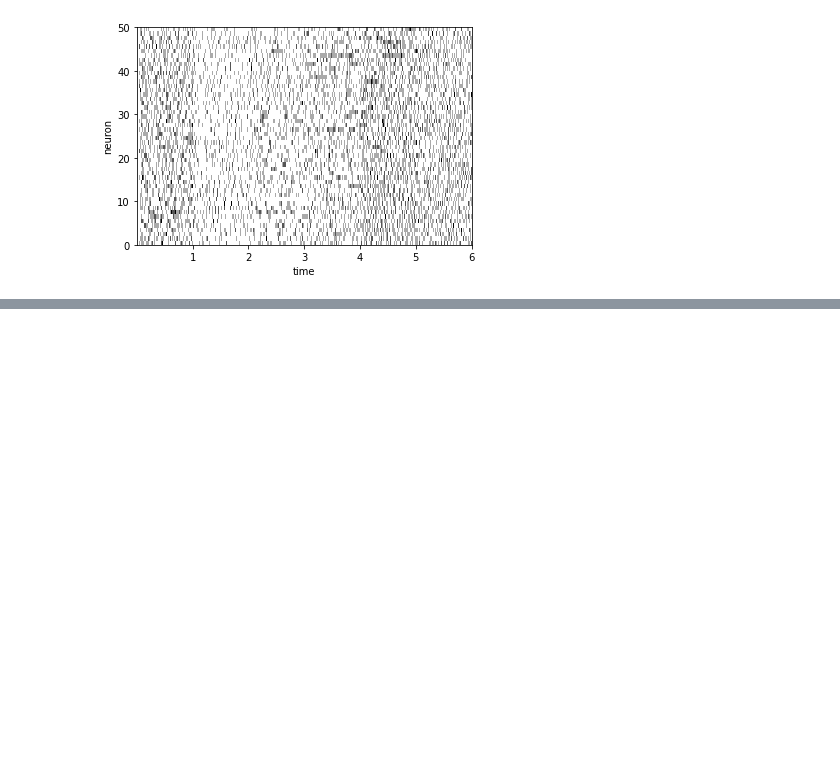
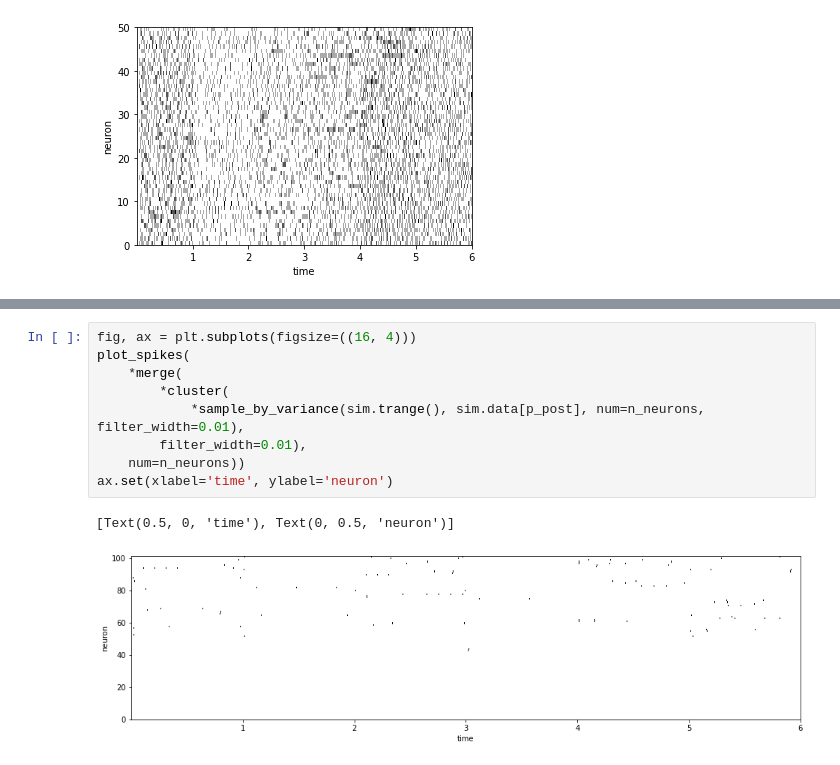
Before and after one commit to psipeter/online-sparsity, a Jupyter notebook: online_sparsity.ipynb, the cells around one changed output, grey strips where cells are left out. Drawn from its saved outputs; the diff is of its cells as text; blank space fills up the shorter version.

```diff
--- a/online_sparsity.ipynb
+++ b/online_sparsity.ipynb
@@ -695,0 +618,12 @@ HtmlProgressBar cannot be displayed. Please use the TerminalProgressBar. It can
+# %%
+fig, ax = plt.subplots(figsize=((16, 4)))
+plot_spikes(
+    *merge(
+        *cluster(
+            *sample_by_variance(sim.trange(), sim.data[p_post], num=n_neurons, filter_width=0.01),
+        filter_width=0.01),
+    num=n_neurons))
+ax.set(xlabel='time', ylabel='neuron')
+# %% [output]
+[Text(0.5, 0, 'time'), Text(0, 0.5, 'neuron')]
+[figure, added]
```
Also changed, not shown: parts of 16 cells of this notebook.
